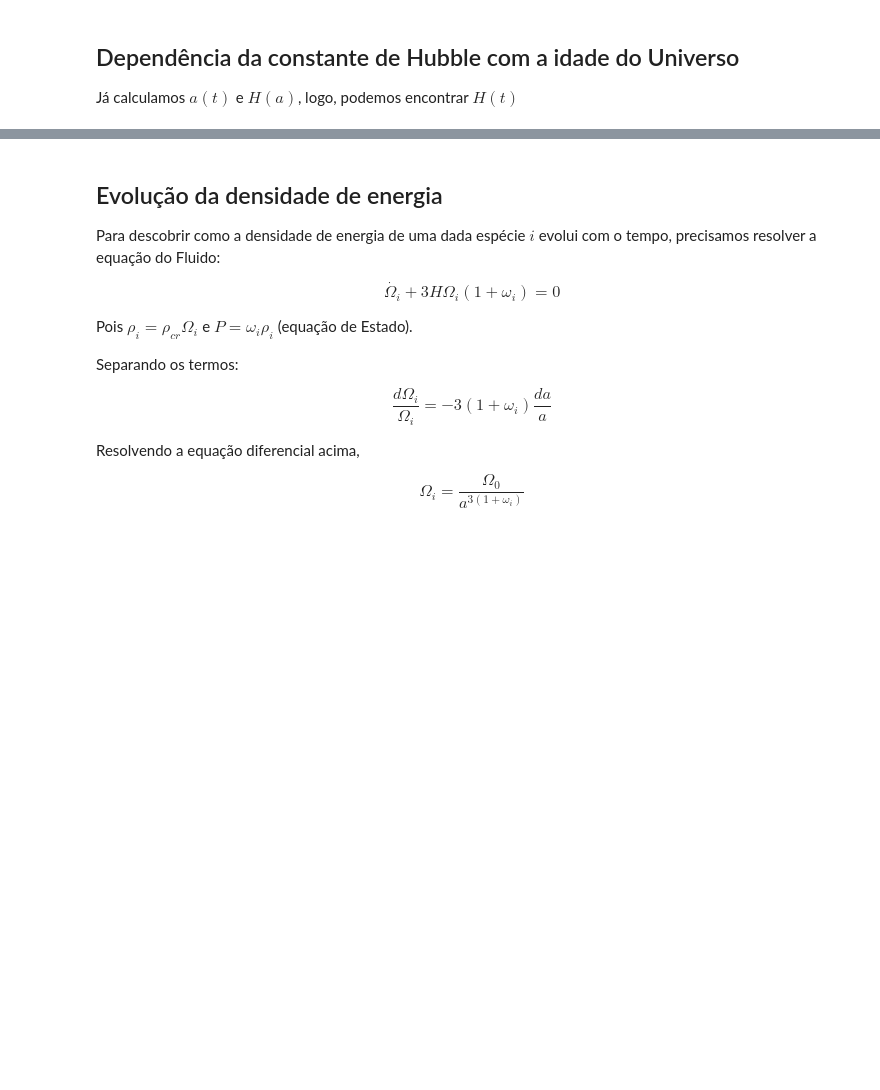
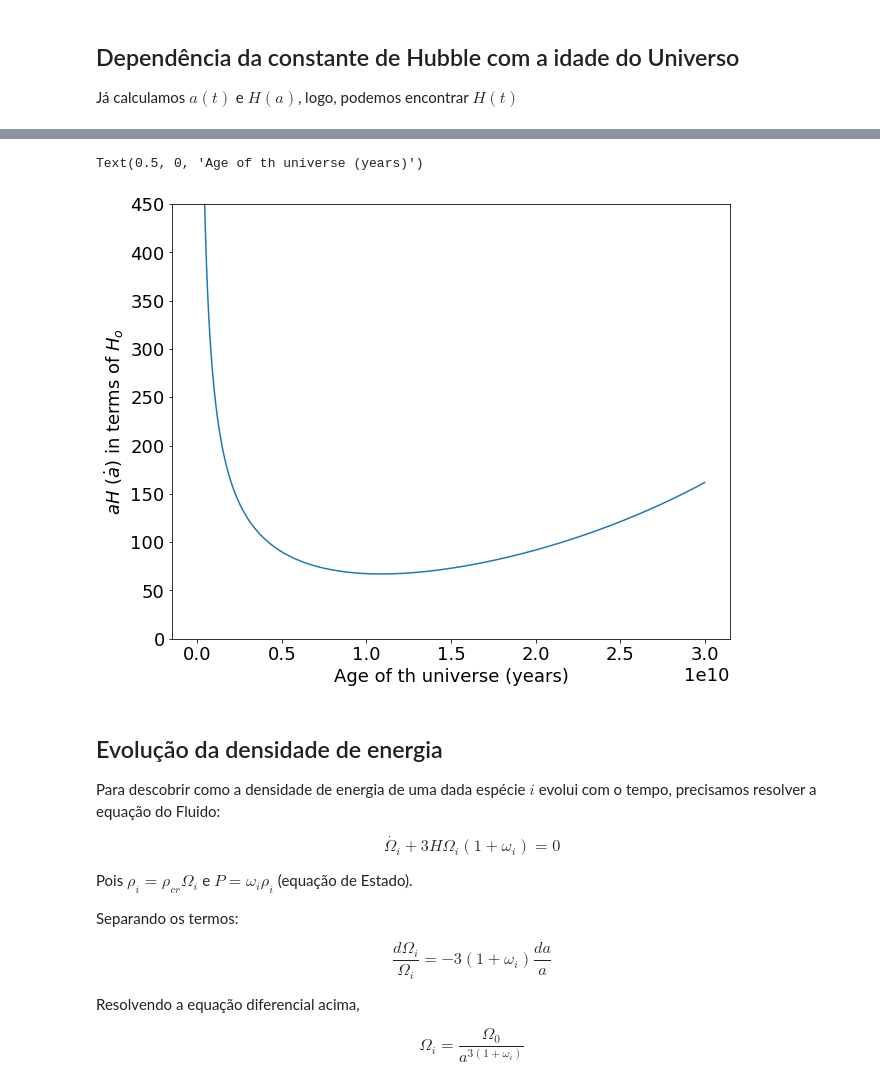
Before and after one commit to Corbanez97/Angular-correlation-CMB, a Jupyter notebook: UFE.ipynb, the cells around one changed output, grey strips where cells are left out. Drawn from its saved outputs; the diff is of its cells as text; code cells hidden in the pictures; blank space fills up the shorter version.

```diff
--- a/UFE.ipynb
+++ b/UFE.ipynb
@@ -154,3 +154,19 @@ Text(0.5, 0, 'Time (years)')
+# %%
+a_dot = []
+
+def aH_a(H_0, O_m, O_r, O_L, i):
+    return (H_0)*((O_r)*(i**(-1)) + (O_m)*(i**(-2)) + O_L*(i**2))**0.5
+
+for i in range(len(scale_factor)):
+    a_dot.append(aH_a(H_0, Omega_m, Omega_r, Omega_L, scale_factor[i][0]))
+
+plt.plot(time, a_dot)
+plt.ylim(0,450)
+plt.ylabel('$aH$ ($\dot a$) in terms of $H_o$')
+plt.xlabel('Age of th universe (years)')
+# %% [output]
+Text(0.5, 0, 'Age of th universe (years)')
+[figure, added]
 # %% [markdown]
 ## Evolução da densidade de energia
 
```
Also changed, not shown: parts of 2 cells of this notebook.
